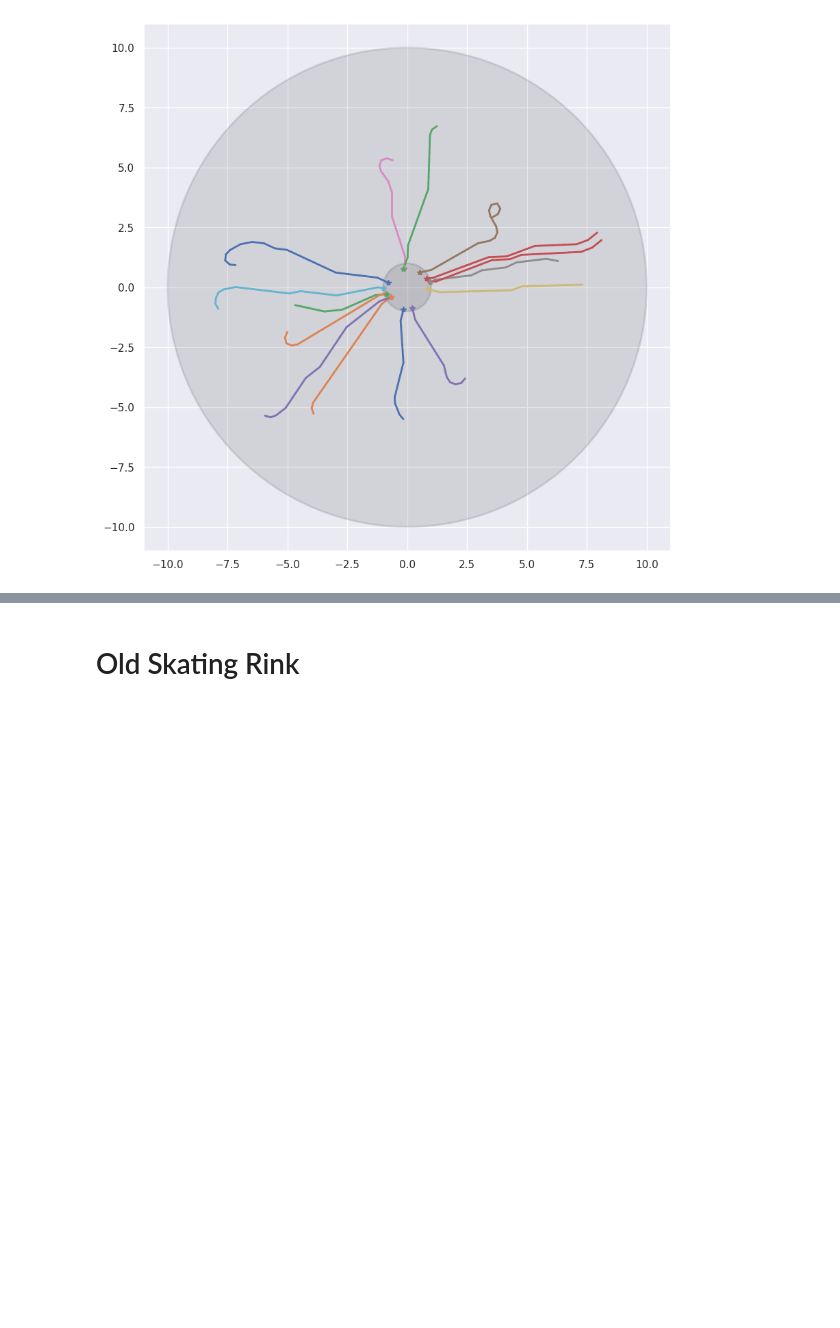
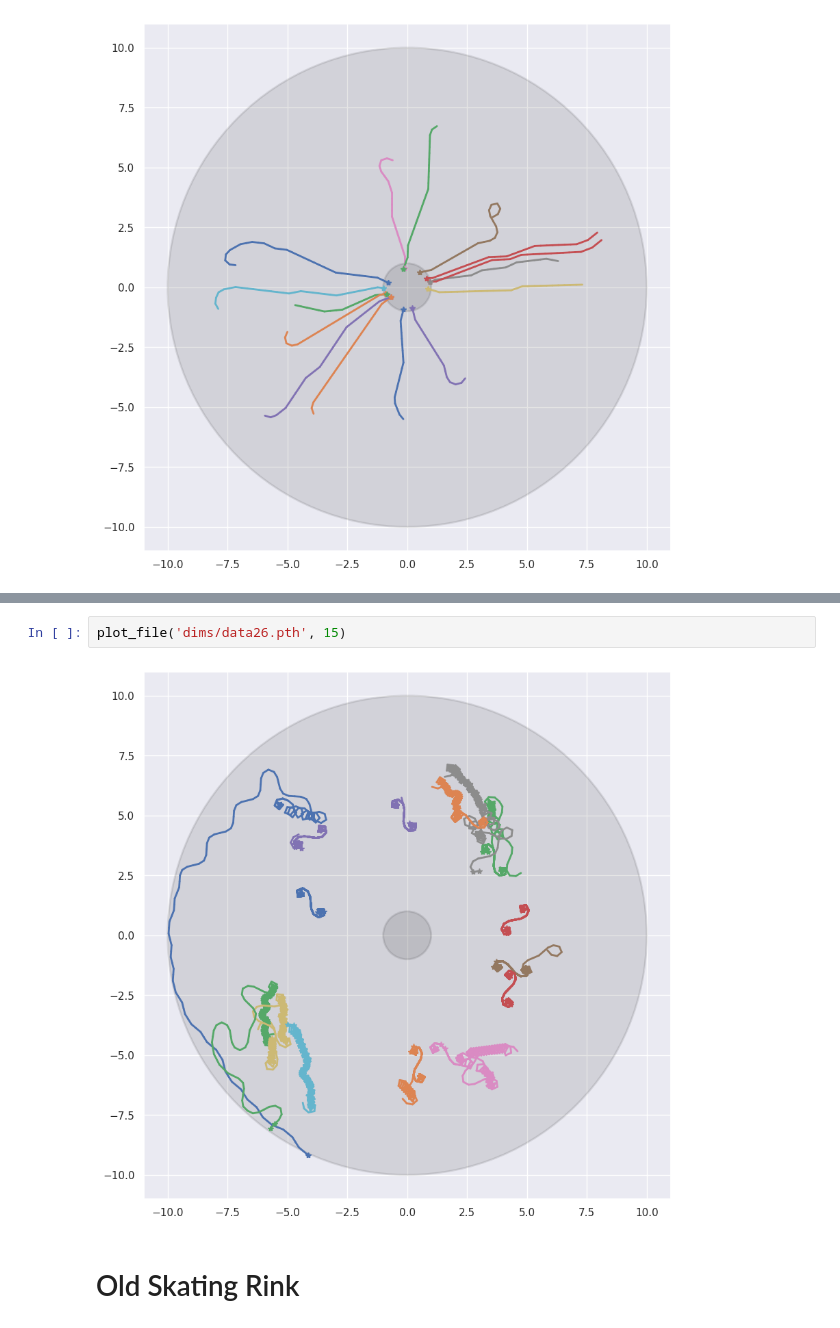
Before and after one commit to mfixman/ai-reinforcement, a Jupyter notebook: Task 2/Attempts.ipynb, the cells around one changed output, grey strips where cells are left out. Saved outputs shown, nothing was run; the diff lists cells and outputs as text; blank space fills up the shorter version.

```diff
--- a/Task 2/Attempts.ipynb
+++ b/Task 2/Attempts.ipynb
@@ -86,3 +90,7 @@ plot_file('ang_acc_6.pth', 15)
+# %%
+plot_file('dims/data26.pth', 15)
+# %% [output]
+[figure, added]
 # %% [markdown]
 # Old Skating Rink
 # %%
```
Also changed, not shown: parts of 1 cell of this notebook, 3 other files.
